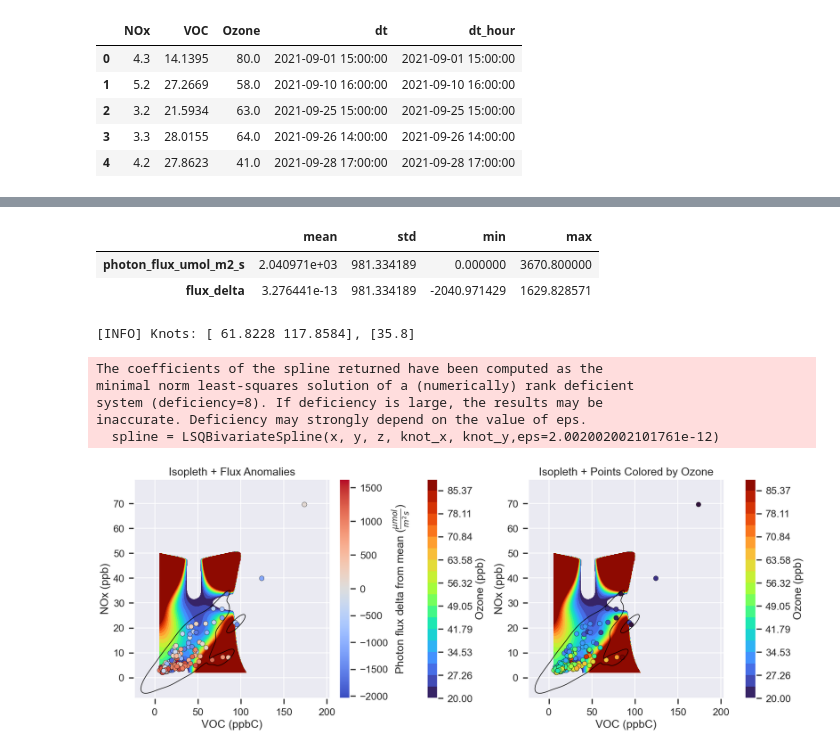
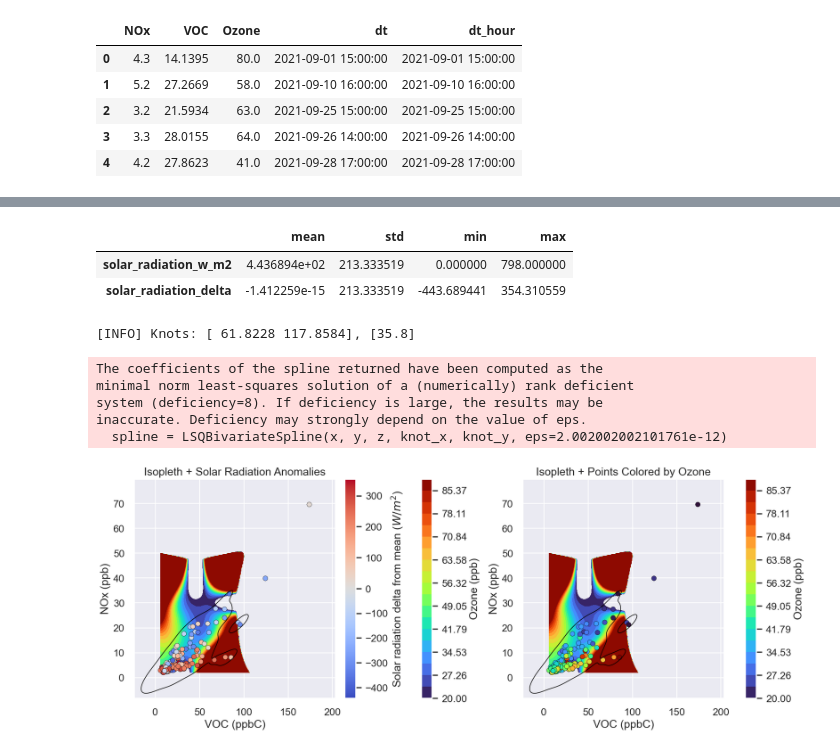
Before and after one commit to isaa-sudweeks/Isopleths, a Jupyter notebook: Notebooks/No_Smoke_Max_Fall.ipynb, the cells around one changed output, grey strips where cells are left out. Cells and saved outputs as stored; diff of their text form; code cells hidden in the pictures.

Commit message:
Refactor solar radiation handling in analysis pipeline; replace photon flux calculations with solar radiation variables

```diff
--- a/Notebooks/No_Smoke_Max_Fall.ipynb
+++ b/Notebooks/No_Smoke_Max_Fall.ipynb
@@ -78,18 +78,16 @@ start = no_smoke_df['dt'].min() - timedelta(days=1)
 end = no_smoke_df['dt'].max() + timedelta(days=1)
 
 solar_radiation = fetch_synoptic_series(MESOWEST_TOKEN, STATION_ID, start, end, variable='solar_radiation')
-solar_radiation.index = solar_radiation.index.floor('H')
+solar_radiation.index = solar_radiation.index.floor('H') #They give hourly rates.
+solar_radiation = solar_radiation.rename('solar_radiation_w_m2')
 
-PPFD_CONVERSION = 4.6  # Approximate conversion factor from W/m^2 to umol/m^2/s
-photon_flux = (solar_radiation * PPFD_CONVERSION).rename('photon_flux_umol_m2_s')
+merged_df = no_smoke_df.merge(solar_radiation, left_on='dt_hour', right_index=True, how='left')
+missing_radiation = merged_df['solar_radiation_w_m2'].isna().sum()
+if missing_radiation:
+    print(f'[INFO] {missing_radiation} samples are missing solar radiation data; consider tightening the Synoptic query window.')
 
-merged_df = no_smoke_df.merge(photon_flux, left_on='dt_hour', right_index=True, how='left')
-missing_flux = merged_df['photon_flux_umol_m2_s'].isna().sum()
-if missing_flux:
-    print(f'[INFO] {missing_flux} samples are missing photon flux data; consider tightening the Synoptic query window.')
-
-flux_mean = merged_df['photon_flux_umol_m2_s'].mean()
-merged_df['flux_delta'] = merged_df['photon_flux_umol_m2_s'] - flux_mean
+radiation_mean = merged_df['solar_radiation_w_m2'].mean()
+merged_df['solar_radiation_delta'] = merged_df['solar_radiation_w_m2'] - radiation_mean
 
 merged_df.drop(columns=['dt_hour'], inplace=True)
 merged_df.head()
@@ -104,24 +114,24 @@ merged_df.head()
 # %%
-summary_cols = ['photon_flux_umol_m2_s', 'flux_delta']
+summary_cols = ['solar_radiation_w_m2', 'solar_radiation_delta']
 summary_stats = merged_df[summary_cols].agg(['mean', 'std', 'min', 'max']).T
 summary_stats
 # %% [output]
 |  | mean | std | min | max |
-| photon_flux_umol_m2_s | 2.040971e+03 | 981.334189 | 0.000000 | 3670.800000 |
-| flux_delta | 3.276441e-13 | 981.334189 | -2040.971429 | 1629.828571 |
+| solar_radiation_w_m2 | 4.436894e+02 | 213.333519 | 0.000000 | 798.000000 |
+| solar_radiation_delta | -1.412259e-15 | 213.333519 | -443.689441 | 354.310559 |
 # %%
-def plot_isopleth_with_flux(data: pd.DataFrame) -> None:
+def plot_isopleth_with_radiation(data: pd.DataFrame) -> None:
     x = data['VOC'].astype(float)
     y = data['NOx'].astype(float)
     z = data['Ozone'].astype(float)
-    delta = data['flux_delta'].astype(float)
+    delta = data['solar_radiation_delta'].astype(float)
 
     knot_x = np.linspace(x.min(), x.max(), 4)[1:-1]
     knot_y = np.linspace(y.min(), y.max(), 3)[1:-1]
 
     print(f'[INFO] Knots: {knot_x}, {knot_y}')
 
-    spline = LSQBivariateSpline(x, y, z, knot_x, knot_y,eps=2.002002002101761e-12)
+    spline = LSQBivariateSpline(x, y, z, knot_x, knot_y, eps=2.002002002101761e-12)
 
     grid_x = np.linspace(x.min(), x.max(), 200)
     grid_y = np.linspace(y.min(), y.max(), 200)
@@ -136,7 +146,7 @@ def plot_isopleth_with_flux(data: pd.DataFrame) -> None:
 
     fig, axes = plt.subplots(1, 2, figsize=(16, 6), constrained_layout=True)
 
-    # LEFT: existing behavior — scatter colored by photon flux delta
+    # LEFT: scatter colored by solar radiation delta
     contour0 = axes[0].contourf(X, Y, Z, levels=contour_levels, cmap='turbo')
     fig.colorbar(contour0, ax=axes[0], pad=0.08, label='Ozone (ppb)')
 
@@ -146,40 +156,38 @@ def plot_isopleth_with_flux(data: pd.DataFrame) -> None:
         edgecolor='black', linewidth=0.4, s=60
     )
     fig.colorbar(scatter0, ax=axes[0], pad=0.02,
-                 label='Photon flux delta from mean ($\\frac{\\mu mol}{m^{2} s}$)')
+                 label='Solar radiation delta from mean ($W/m^2$)')
 
     sns.kdeplot(data=data, x='VOC', y='NOx', ax=axes[0], levels=2,
                 color='black', linewidths=1.0, fill=False)
 
     axes[0].set_xlabel('VOC (ppbC)')
     axes[0].set_ylabel('NOx (ppb)')
-    axes[0].set_title('Isopleth + Flux Anomalies')
+    axes[0].set_title('Isopleth + Solar Radiation Anomalies')
 
     # RIGHT: scatter colored by ozone values
     contour1 = axes[1].contourf(X, Y, Z, levels=contour_levels, cmap='turbo')
-    # Remove the separate scatter1 colorbar line
     scatter1 = axes[1].scatter(
         x, y, c=z, cmap='turbo', vmin=ozone_min, vmax=ozone_max,
         edgecolor='black', linewidth=0.4, s=60
     )
-    # Keep only the contour1 colorbar labeled 'Ozone (ppb)'
     fig.colorbar(contour1, ax=axes[1], pad=0.08, label='Ozone (ppb)')
 
     sns.kdeplot(data=data, x='VOC', y='NOx', ax=axes[1], levels=2,
                 color='black', linewidths=1.0, fill=False)
 
     axes[1].set_xlabel('VOC (ppbC)')
     axes[1].set_ylabel('NOx (ppb)')
     axes[1].set_title('Isopleth + Points Colored by Ozone')
 
     plt.show()
 
-plot_isopleth_with_flux(merged_df.dropna(subset=['flux_delta']))
+plot_isopleth_with_radiation(merged_df.dropna(subset=['solar_radiation_delta']))
 # %% [output]
 [INFO] Knots: [ 61.8228 117.8584], [35.8]
 The coefficients of the spline returned have been computed as the
 minimal norm least-squares solution of a (numerically) rank deficient
 system (deficiency=8). If deficiency is large, the results may be
 inaccurate. Deficiency may strongly depend on the value of eps.
-  spline = LSQBivariateSpline(x, y, z, knot_x, knot_y,eps=2.002002002101761e-12)
+  spline = LSQBivariateSpline(x, y, z, knot_x, knot_y, eps=2.002002002101761e-12)
-[figure, old version]
+[figure, new version]
```
Also changed, not shown: parts of 2 cells of this notebook.
